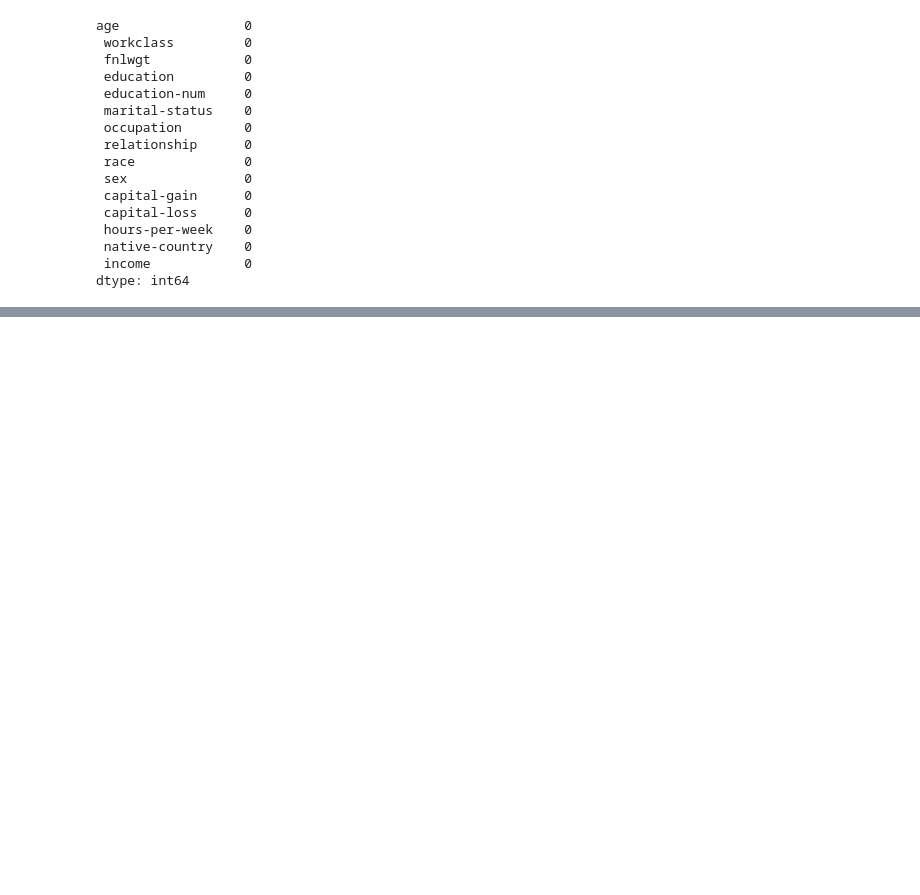
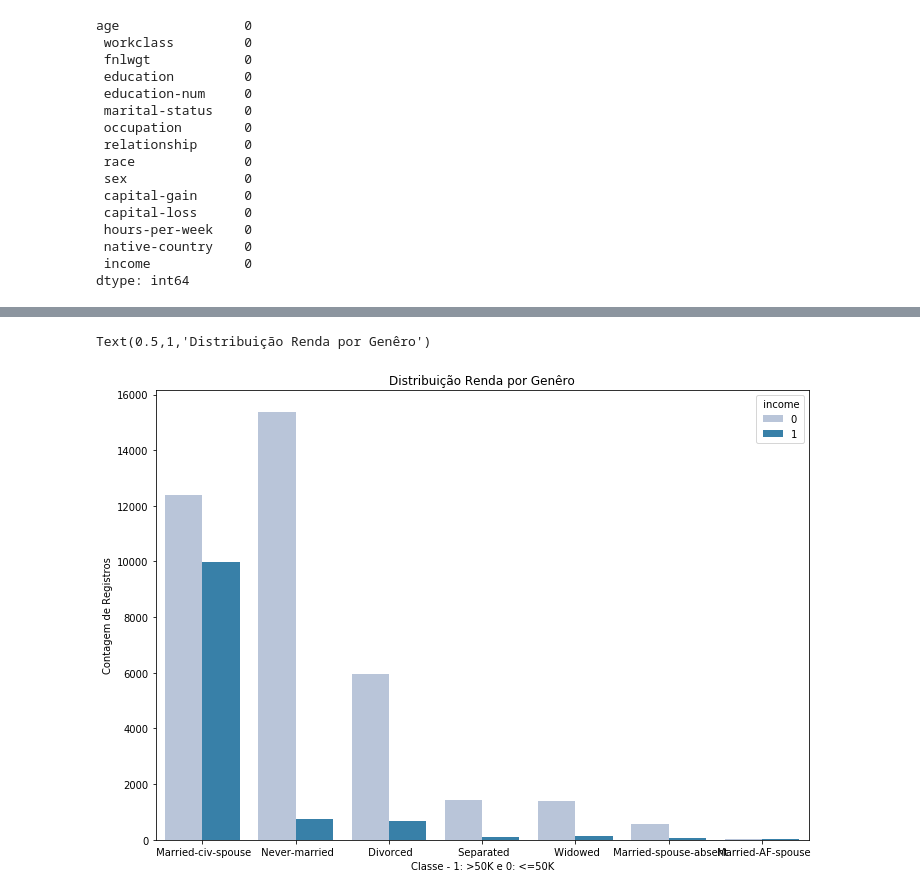
Before and after one commit to marcosmorais94/income_data_science, a Jupyter notebook: modelo_incomePredict.ipynb, the cells around one changed output, grey strips where cells are left out. Cells and saved outputs as stored; diff of their text form; code cells hidden in the pictures; blank space fills up the shorter version.

```diff
--- a/modelo_incomePredict.ipynb
+++ b/modelo_incomePredict.ipynb
@@ -149,0 +171,15 @@ Text(0.5,1,'Histograma - Ganhos Capital')
+# %%
+# No gráfico vemos que a pessoas com renda superior a 50K/mês estão mais concentradas nos casados.
+
+fig, ax = plt.subplots(figsize=(11.7, 8.27))
+graf_class = sns.countplot(x = ' marital-status',
+                           data = df_full,
+                           palette = 'PuBu',
+                           hue = ' income',
+                          order=df_full[' marital-status'].value_counts().index)
+graf_class.set_xlabel('Classe - 1: >50K e 0: <=50K')
+graf_class.set_ylabel('Contagem de Registros')
+graf_class.set_title('Distribuição Renda por Genêro')
+# %% [output]
+Text(0.5,1,'Distribuição Renda por Genêro')
+[figure, added]
```
Also changed, not shown: parts of 8 cells of this notebook.
